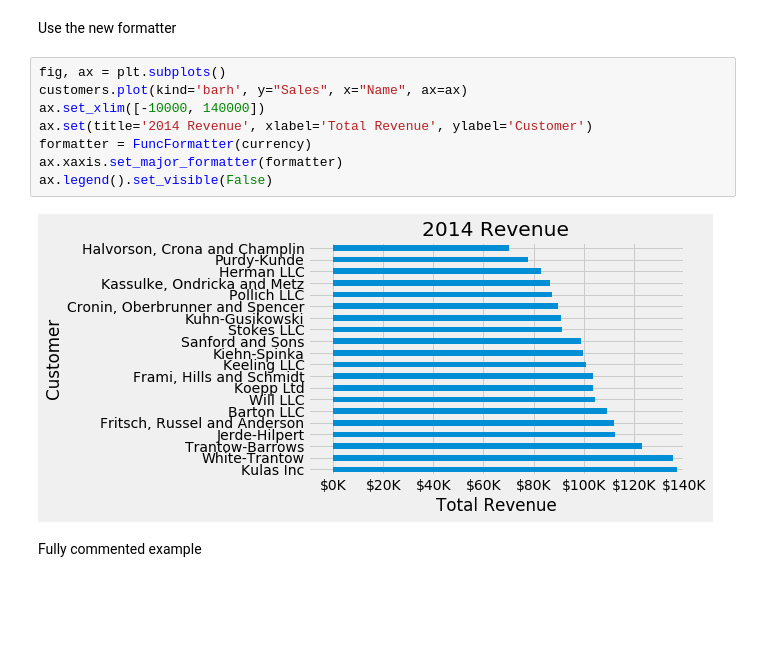
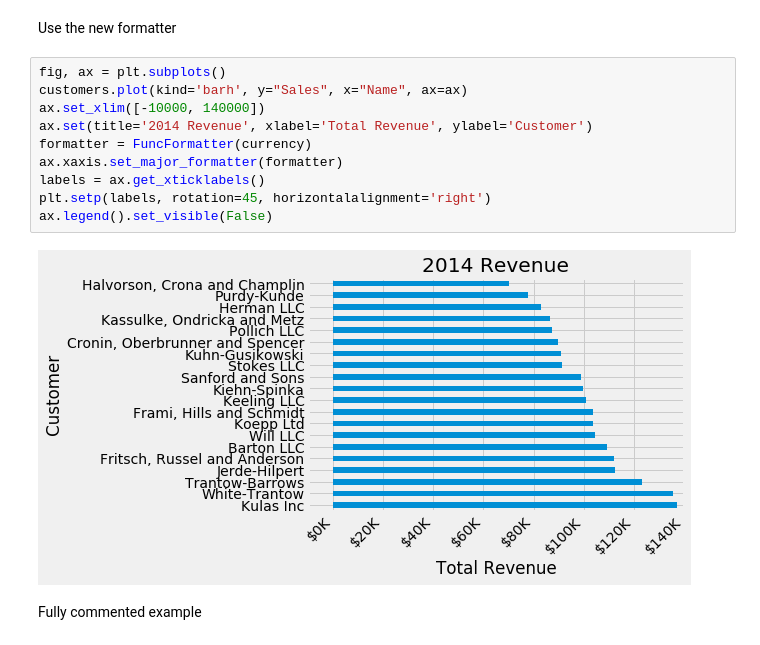
Before and after one commit to RickyMacharm/plotting, a Jupyter notebook: Matplotlib.ipynb, the cells around one changed output. Drawn from its saved outputs; the diff is of its cells as text; blank space fills up the shorter version.

```diff
--- a/Matplotlib.ipynb
+++ b/Matplotlib.ipynb
@@ -259,13 +289,15 @@ Use the new formatter
 # %%
 fig, ax = plt.subplots()
 customers.plot(kind='barh', y="Sales", x="Name", ax=ax)
 ax.set_xlim([-10000, 140000])
 ax.set(title='2014 Revenue', xlabel='Total Revenue', ylabel='Customer')
 formatter = FuncFormatter(currency)
 ax.xaxis.set_major_formatter(formatter)
+labels = ax.get_xticklabels()
+plt.setp(labels, rotation=45, horizontalalignment='right')
 ax.legend().set_visible(False)
 # %% [output]
-[figure, old version]
+[figure, new version]
 # %% [markdown]
 Fully commented example
 # %%
```
Also changed, not shown: parts of 10 cells of this notebook.
